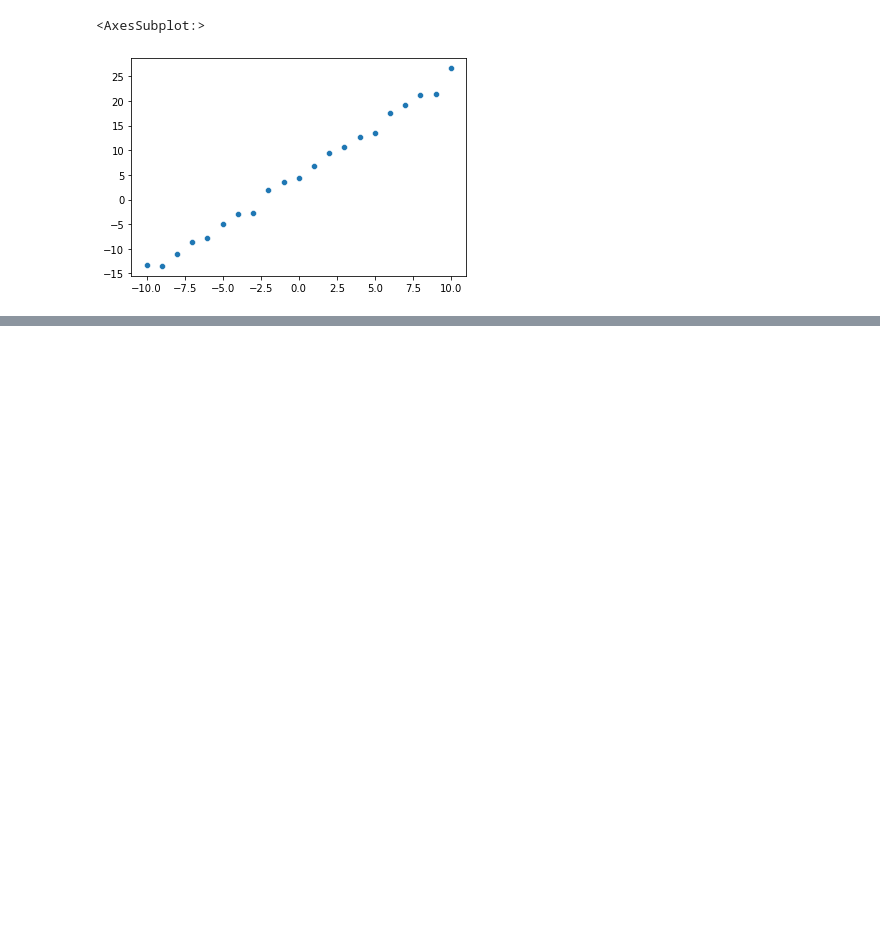
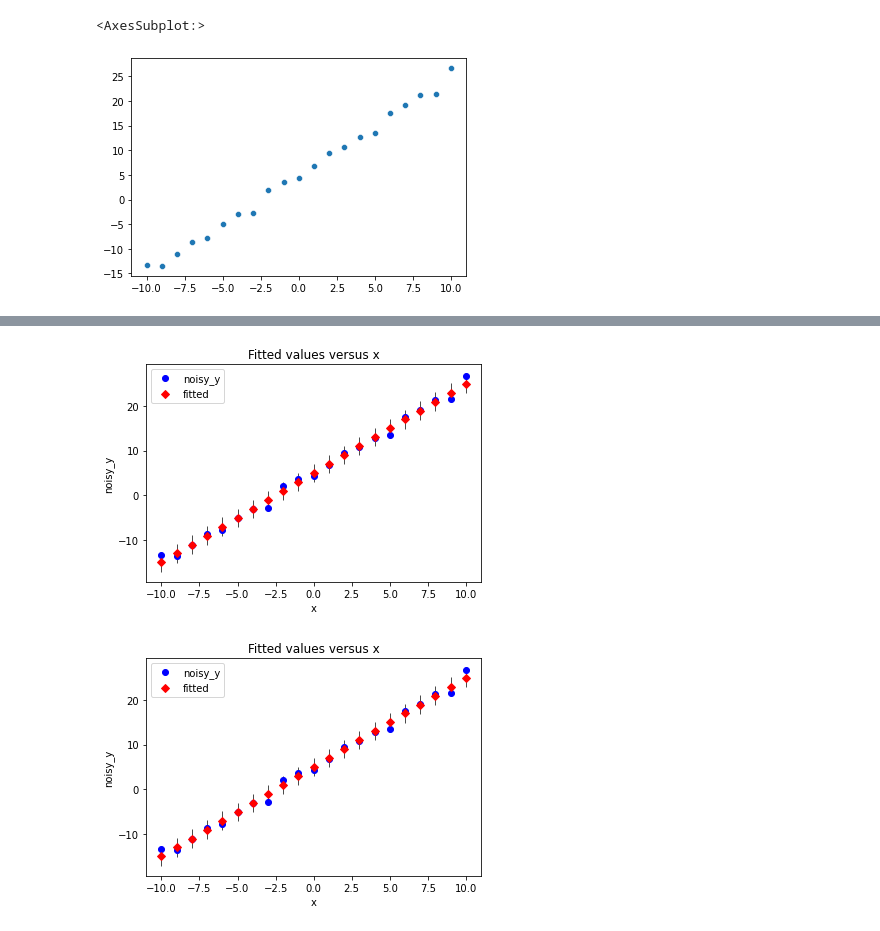
Before and after one commit to curtywang/ee5020-notes-fa22, a Jupyter notebook: day04_soln/analysis_modeling_dists.ipynb, the cells around one changed output, grey strips where cells are left out. Cells and saved outputs as stored; diff of their text form; code cells hidden in the pictures; blank space fills up the shorter version.

```diff
--- a/day04_soln/analysis_modeling_dists.ipynb
+++ b/day04_soln/analysis_modeling_dists.ipynb
@@ -186,9 +219,9 @@ dist_noise = sp.stats.norm(loc=0., scale=1.0)
 # reset the random number generator to a known state so our experiment is consistent
 noise_samples = dist_noise.rvs(size=len(toy_x), random_state=7)
 
-noisy_y = toy_y + noise_samples
+toy_noisy_y = toy_y + noise_samples
 
-sns.scatterplot(x=toy_x, y=noisy_y)
+sns.scatterplot(x=toy_x, y=toy_noisy_y)
 # %% [output]
 <AxesSubplot:>
 [figure]
@@ -194,0 +252,5 @@ sns.scatterplot(x=toy_x, y=noisy_y)
+# %%
+df_toy_noisy = pd.DataFrame.from_dict({"x": toy_x, "noisy_y": toy_noisy_y})
+f_model_noisy = smf.ols(formula='noisy_y ~ x + 1', data=df_toy_noisy)
+f_model_noisy_results = f_model_noisy.fit()
+f_model_noisy_results.summary()
@@ -195 +277,7 @@ sns.scatterplot(x=toy_x, y=noisy_y)
+# %%
+# plot the residuals
+sm.graphics.plot_fit(f_model_noisy_results, 'x')
+# %% [output]
+[figure, added]
+[figure, added]
 # %% [markdown]
```
Also changed, not shown: parts of 13 cells of this notebook.
